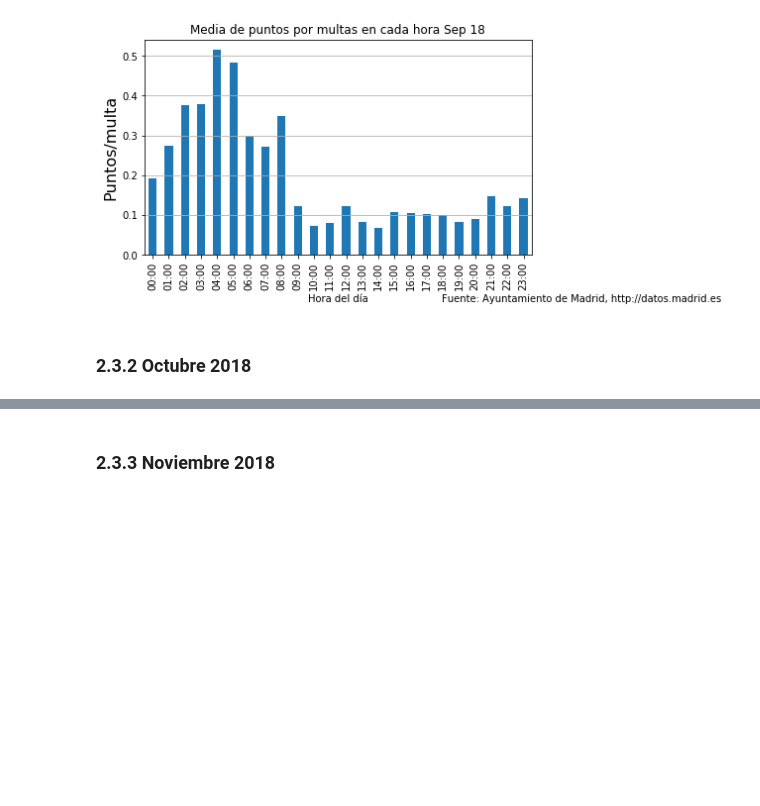
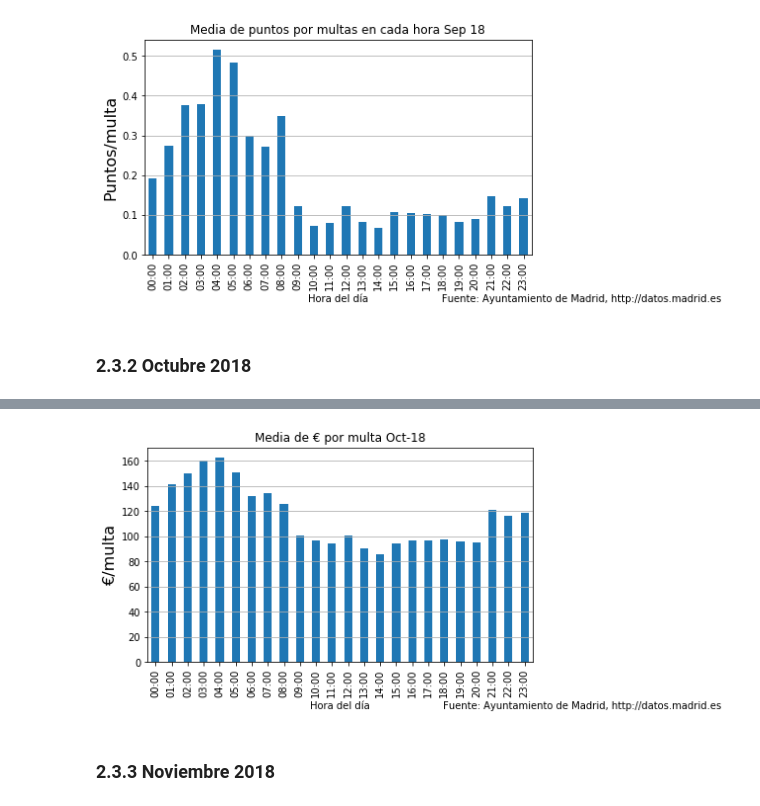
Before and after one commit to edisonsalinas/Proyecto_python, a Jupyter notebook: Trabajo_Final.ipynb, the cells around one changed output, grey strips where cells are left out. Saved outputs shown, nothing was run; the diff lists cells and outputs as text; code cells hidden in the pictures; blank space fills up the shorter version.

```diff
--- a/Trabajo_Final.ipynb
+++ b/Trabajo_Final.ipynb
@@ -289,3 +384,17 @@ oct18 = pd.read_csv(path_web1018, sep=';', encoding='windows-1250',
+# %%
+ratio_euros_oct18=oct18_euros.sum()/oct18_hist
+fig = plt.figure(1, (7,4))
+ax = fig.add_subplot(1,1,1)
+ax=ratio_euros_oct18.plot.bar()
+ax.locator_params(axis='y',nbins=10)
+ax.set_xlabel('Hora del día')
+ax.set_ylabel('€/multa',size=16)
+ax.grid(axis='y')
+ax.set_title('Media de € por multa Oct-18')
+fig.suptitle('Fuente: Ayuntamiento de Madrid, http://datos.madrid.es',size=10,x=1,y=-0.01)
+fig.savefig('media_euros_multa_Oct18',bbox_inches = 'tight')
+# %% [output]
+[figure, added]
 # %% [markdown]
 ### 2.3.3 Noviembre 2018
 # %%
```
Also changed, not shown: parts of 117 cells of this notebook.
